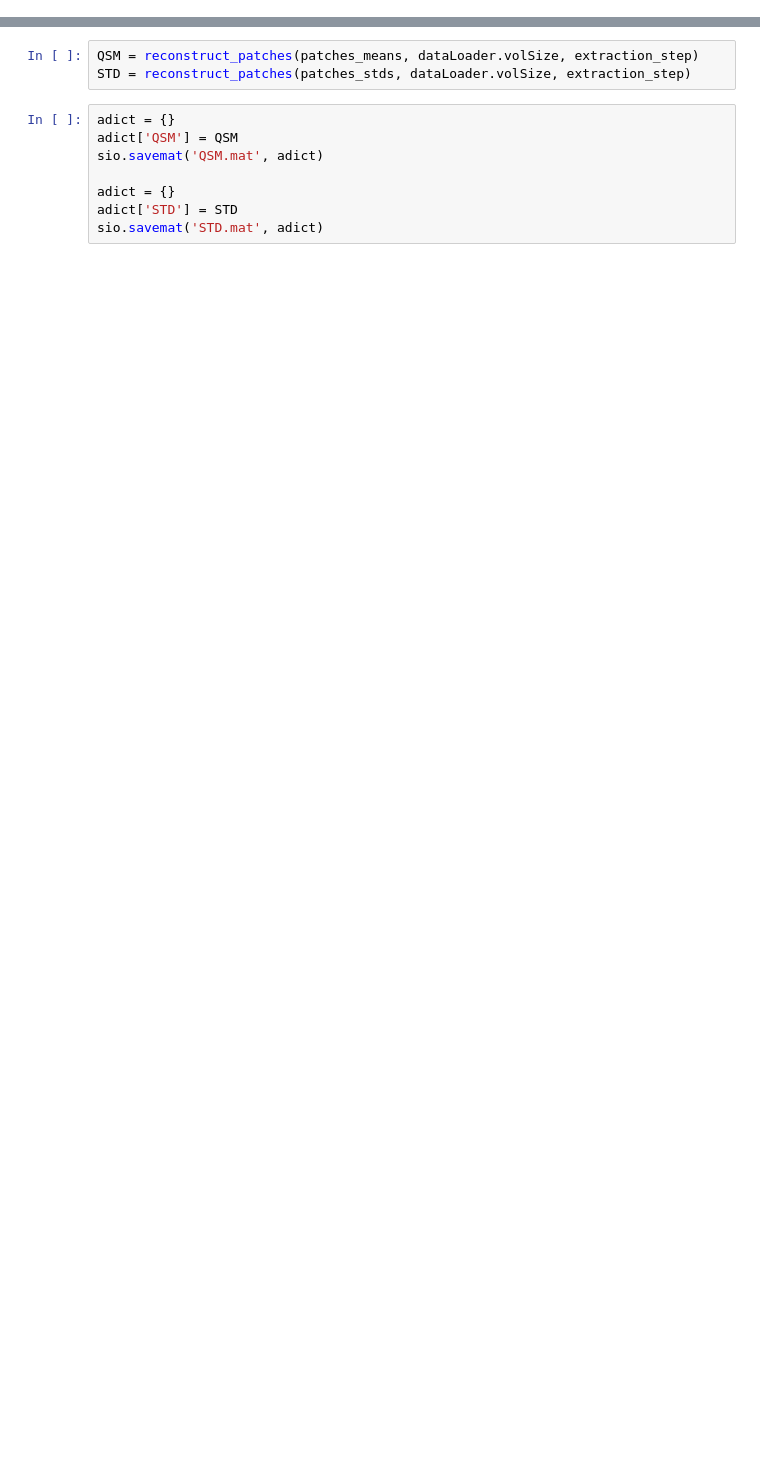
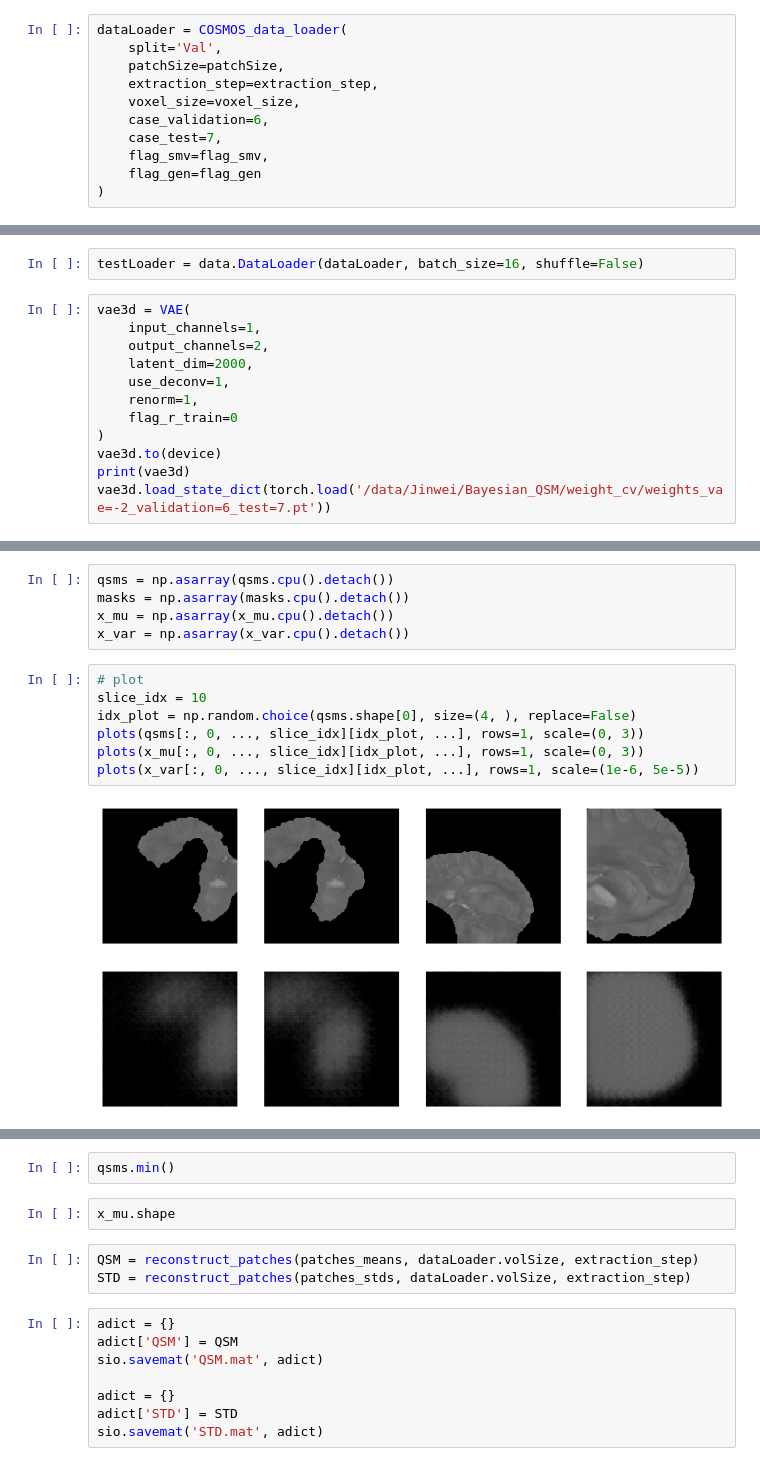
Before and after one commit to Jinwei1209/Bayesian_QSM, a Jupyter notebook: plot-cosmos.ipynb, the cells around one changed output, grey strips where cells are left out. Saved outputs shown, nothing was run; the diff lists cells and outputs as text; blank space fills up the shorter version.

```diff
--- a/plot-cosmos.ipynb
+++ b/plot-cosmos.ipynb
@@ -35,0 +30,11 @@ unet3d.load_state_dict(torch.load(rootDir+'/weights.pt'))
+# %%
+dataLoader = COSMOS_data_loader(
+    split='Val',
+    patchSize=patchSize,
+    extraction_step=extraction_step,
+    voxel_size=voxel_size,
+    case_validation=6,
+    case_test=7,
+    flag_smv=flag_smv,
+    flag_gen=flag_gen
+)
@@ -35,0 +51,14 @@ unet3d.load_state_dict(torch.load(rootDir+'/weights.pt'))
+# %%
+testLoader = data.DataLoader(dataLoader, batch_size=16, shuffle=False)
+# %%
+vae3d = VAE(
+    input_channels=1,
+    output_channels=2,
+    latent_dim=2000,
+    use_deconv=1,
+    renorm=1,
+    flag_r_train=0
+)
+vae3d.to(device)
+print(vae3d)
+vae3d.load_state_dict(torch.load('/data/Jinwei/Bayesian_QSM/weight_cv/weights_vae=-2_validation=6_test=7.pt'))
@@ -51,0 +127,15 @@ patches_stds = np.concatenate(patches_stds, axis=0)
+# %%
+qsms = np.asarray(qsms.cpu().detach())
+masks = np.asarray(masks.cpu().detach())
+x_mu = np.asarray(x_mu.cpu().detach())
+x_var = np.asarray(x_var.cpu().detach())
+# %%
+# plot
+slice_idx = 10
+idx_plot = np.random.choice(qsms.shape[0], size=(4, ), replace=False)
+plots(qsms[:, 0, ..., slice_idx][idx_plot, ...], rows=1, scale=(0, 3))
+plots(x_mu[:, 0, ..., slice_idx][idx_plot, ...], rows=1, scale=(0, 3))
+plots(x_var[:, 0, ..., slice_idx][idx_plot, ...], rows=1, scale=(1e-6, 5e-5))
+# %% [output]
+[figure, added]
+[figure, added]
@@ -52,3 +143,7 @@ patches_stds = np.concatenate(patches_stds, axis=0)
+# %%
+qsms.min()
+# %%
+x_mu.shape
 # %%
 QSM = reconstruct_patches(patches_means, dataLoader.volSize, extraction_step)
 STD = reconstruct_patches(patches_stds, dataLoader.volSize, extraction_step)
```
Also changed, not shown: parts of 10 cells of this notebook, 4 other files.
